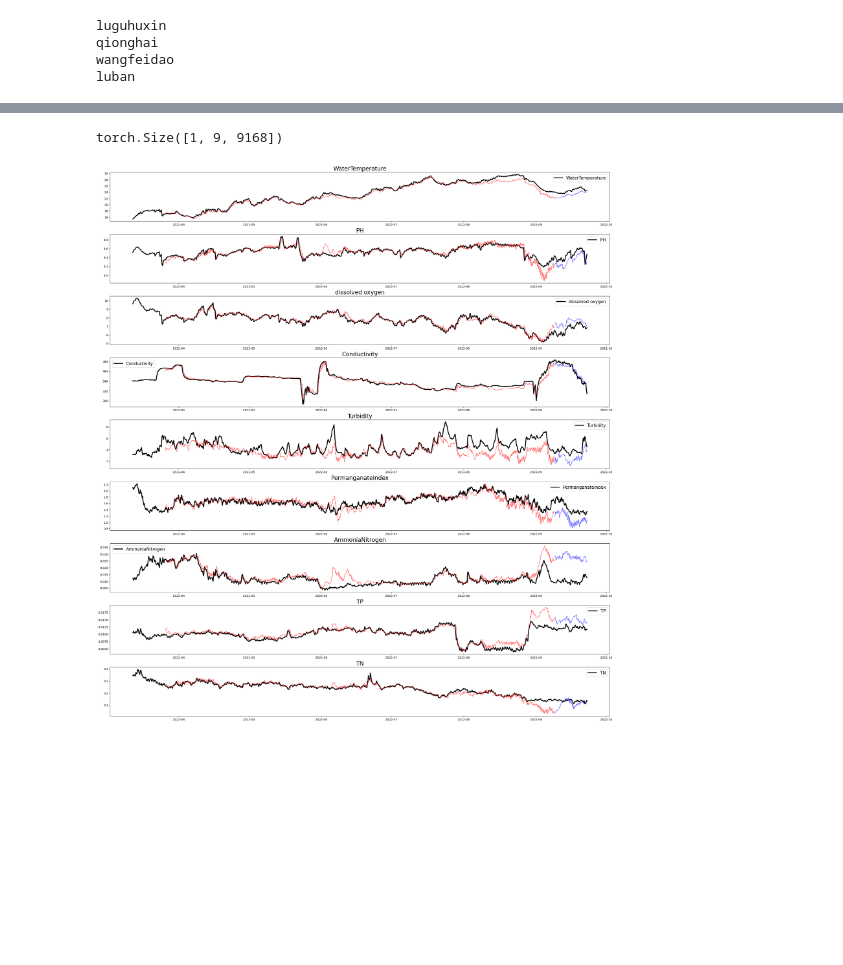
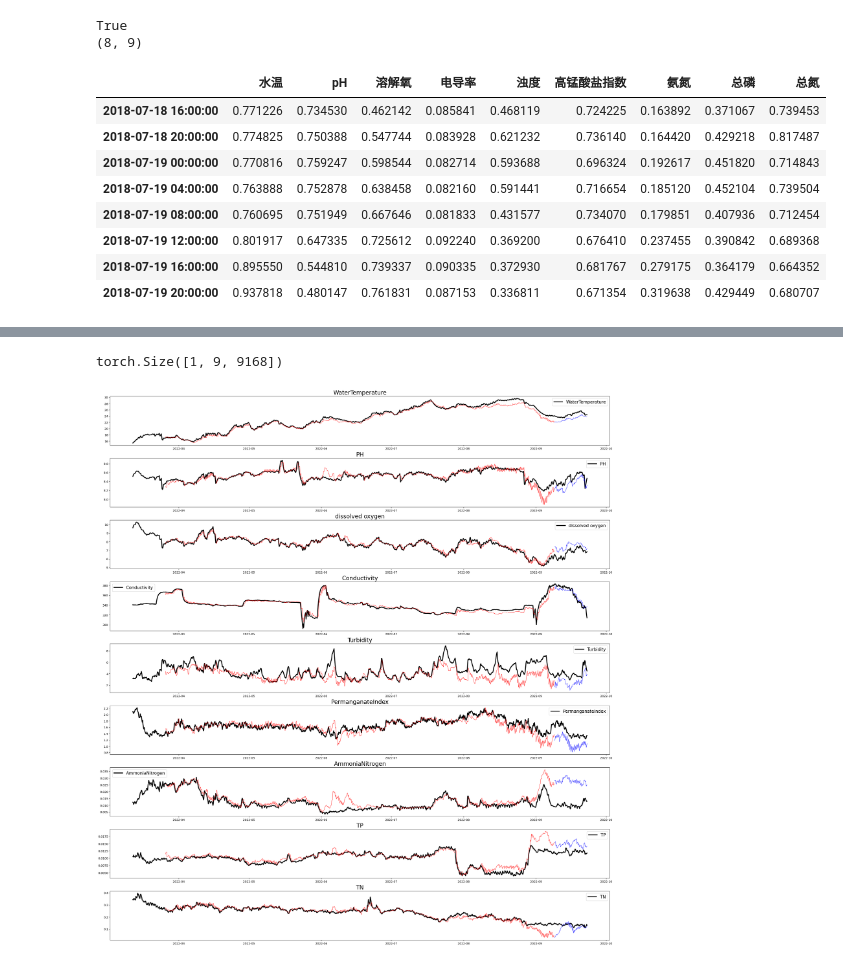
Before and after one commit to dljjqy/UnderWater, a Jupyter notebook: test.ipynb, the cells around one changed output, grey strips where cells are left out. Cells and saved outputs as stored; diff of their text form; code cells hidden in the pictures; blank space fills up the shorter version.

```diff
--- a/test.ipynb
+++ b/test.ipynb
@@ -58,15 +58,30 @@ axis[2].set_title('scaled')
 
 plt.show()
 # %%
-from pathlib import Path
-p = Path("./data/")
-for csv in p.glob("*.csv"):
-    print(csv.stem)
+# from datetime import datetime
+# date  = datetime.strptime('2018-07-20', )
+i = pd.date_range(end='2018-07-20', periods=9, freq='4h')
+i = i[:-1]
+if i[0] > df.index.min():
+    print(True)
+x = df.loc[i].values.copy()
+print(x.shape)
 # %% [output]
-luguhuxin
-qionghai
-wangfeidao
-luban
+True
+(8, 9)
+# %%
+dfn = pd.DataFrame(index=i, data=x, columns=df.keys())
+dfn
+# %% [output]
+|  | 水温 | pH | 溶解氧 | 电导率 | 浊度 | 高锰酸盐指数 | 氨氮 | 总磷 | 总氮 |
+| 2018-07-18 16:00:00 | 0.771226 | 0.734530 | 0.462142 | 0.085841 | 0.468119 | 0.724225 | 0.163892 | 0.371067 | 0.739453 |
+| 2018-07-18 20:00:00 | 0.774825 | 0.750388 | 0.547744 | 0.083928 | 0.621232 | 0.736140 | 0.164420 | 0.429218 | 0.817487 |
+| 2018-07-19 00:00:00 | 0.770816 | 0.759247 | 0.598544 | 0.082714 | 0.593688 | 0.696324 | 0.192617 | 0.451820 | 0.714843 |
+| 2018-07-19 04:00:00 | 0.763888 | 0.752878 | 0.638458 | 0.082160 | 0.591441 | 0.716654 | 0.185120 | 0.452104 | 0.739504 |
+| 2018-07-19 08:00:00 | 0.760695 | 0.751949 | 0.667646 | 0.081833 | 0.431577 | 0.734070 | 0.179851 | 0.407936 | 0.712454 |
+| 2018-07-19 12:00:00 | 0.801917 | 0.647335 | 0.725612 | 0.092240 | 0.369200 | 0.676410 | 0.237455 | 0.390842 | 0.689368 |
+| 2018-07-19 16:00:00 | 0.895550 | 0.544810 | 0.739337 | 0.090335 | 0.372930 | 0.681767 | 0.279175 | 0.364179 | 0.664352 |
+| 2018-07-19 20:00:00 | 0.937818 | 0.480147 | 0.761831 | 0.087153 | 0.336811 | 0.671354 | 0.319638 | 0.429449 | 0.680707 |
 # %%
 df = pd.read_csv('./data/qionghai.csv', index_col=0)
 maxs, mins = df.loc['max'].values, df.loc['min'].values
```
Also changed, not shown: parts of 5 cells of this notebook, 1 other file.
